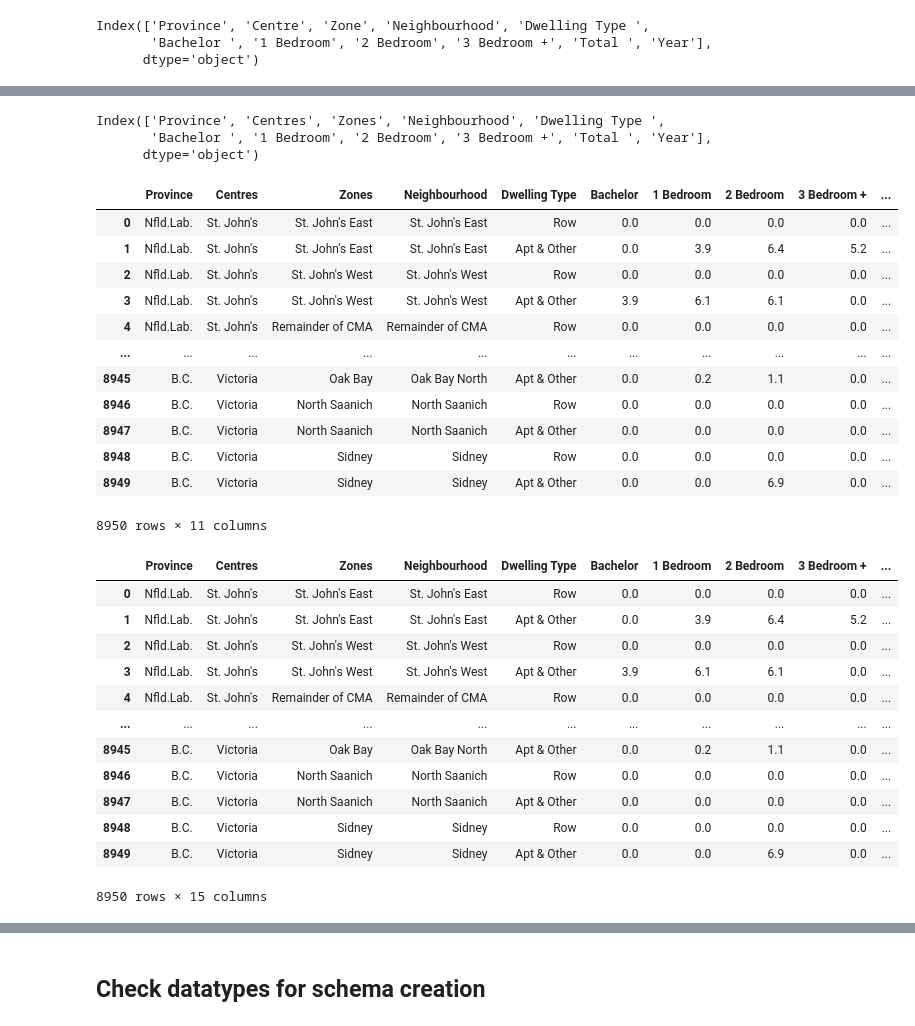
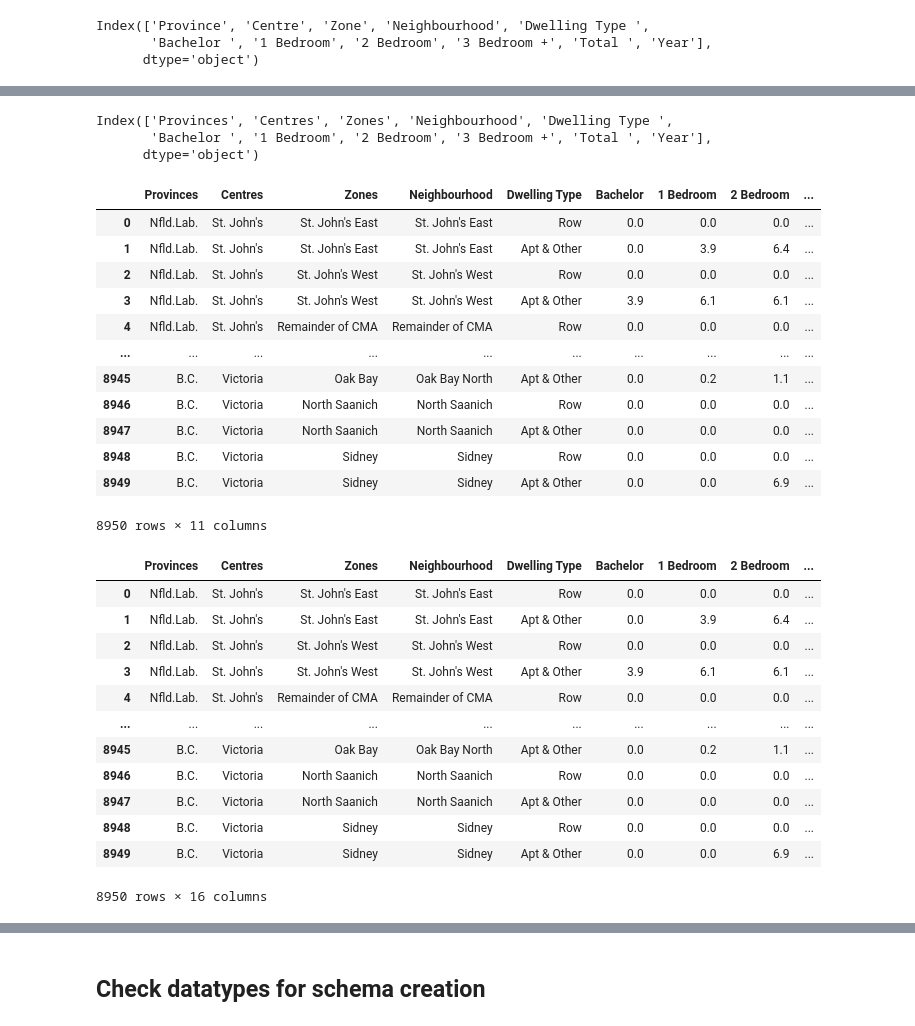
Before and after one commit to joshi-swetam/Interactive-Visualizations_Canadian_Rental_market, a Jupyter notebook: Resources/Extraction_tranformation.ipynb, the cells around one changed output, grey strips where cells are left out. Saved outputs shown, nothing was run; the diff lists cells and outputs as text; code cells hidden in the pictures.

```diff
--- a/Resources/Extraction_tranformation.ipynb
+++ b/Resources/Extraction_tranformation.ipynb
@@ -12,6 +12,7 @@ Centres_df = pd.read_csv("Centres.csv")
 Zones_df = pd.read_csv("Zones.csv")
 Neighbourhood_df = pd.read_csv('Neighbourhood.csv')
 Dwelling_df = pd.read_csv('Dwelling.csv')
+Province_df =pd.read_csv("Provinces.csv")
 # %%
 Dwelling_df.keys()
 # %% [output]
@@ -104,49 +124,50 @@ Rental_cleaned.to_csv("Rental Data.csv", index=False)
 # %%
 Vacancy_df = pd.read_csv('Vacancy Rates.csv')
 # %%
-Vacancy_df_copy = Vacancy_df.rename(columns = { "Centre" : "Centres", "Zone" : "Zones" })
+Vacancy_df_copy = Vacancy_df.rename(columns = { "Centre" : "Centres", "Zone" : "Zones",'Province': 'Provinces'})
 Vacancy_df_copy.keys()
 # %% [output]
-Index(['Province', 'Centres', 'Zones', 'Neighbourhood', 'Dwelling Type ',
+Index(['Provinces', 'Centres', 'Zones', 'Neighbourhood', 'Dwelling Type ',
        'Bachelor ', '1 Bedroom', '2 Bedroom', '3 Bedroom +', 'Total ', 'Year'],
       dtype='object')
 # %%
 Vacancy_df_copy = Vacancy_df_copy.rename(columns = { 'Bachelor ': 'Bachelor', 'Total ' : 'Total', 'Dwelling Type ' : 'Dwelling Type'})
 Vacancy_df_copy
 # %% [output]
-|  | Province | Centres | Zones | Neighbourhood | Dwelling Type | Bachelor | 1 Bedroom | 2 Bedroom | 3 Bedroom + | ... |
-| 0 | Nfld.Lab. | St. John's | St. John's East | St. John's East | Row | 0.0 | 0.0 | 0.0 | 0.0 | ... |
-| 1 | Nfld.Lab. | St. John's | St. John's East | St. John's East | Apt & Other | 0.0 | 3.9 | 6.4 | 5.2 | ... |
-| 2 | Nfld.Lab. | St. John's | St. John's West | St. John's West | Row | 0.0 | 0.0 | 0.0 | 0.0 | ... |
-| 3 | Nfld.Lab. | St. John's | St. John's West | St. John's West | Apt & Other | 3.9 | 6.1 | 6.1 | 0.0 | ... |
-| 4 | Nfld.Lab. | St. John's | Remainder of CMA | Remainder of CMA | Row | 0.0 | 0.0 | 0.0 | 0.0 | ... |
-| ... | ... | ... | ... | ... | ... | ... | ... | ... | ... | ... |
-| 8945 | B.C. | Victoria | Oak Bay | Oak Bay North | Apt & Other | 0.0 | 0.2 | 1.1 | 0.0 | ... |
-| 8946 | B.C. | Victoria | North Saanich | North Saanich | Row | 0.0 | 0.0 | 0.0 | 0.0 | ... |
-| 8947 | B.C. | Victoria | North Saanich | North Saanich | Apt & Other | 0.0 | 0.0 | 0.0 | 0.0 | ... |
-| 8948 | B.C. | Victoria | Sidney | Sidney | Row | 0.0 | 0.0 | 0.0 | 0.0 | ... |
-| 8949 | B.C. | Victoria | Sidney | Sidney | Apt & Other | 0.0 | 0.0 | 6.9 | 0.0 | ... |
+|  | Provinces | Centres | Zones | Neighbourhood | Dwelling Type | Bachelor | 1 Bedroom | 2 Bedroom | ... |
+| 0 | Nfld.Lab. | St. John's | St. John's East | St. John's East | Row | 0.0 | 0.0 | 0.0 | ... |
+| 1 | Nfld.Lab. | St. John's | St. John's East | St. John's East | Apt & Other | 0.0 | 3.9 | 6.4 | ... |
+| 2 | Nfld.Lab. | St. John's | St. John's West | St. John's West | Row | 0.0 | 0.0 | 0.0 | ... |
+| 3 | Nfld.Lab. | St. John's | St. John's West | St. John's West | Apt & Other | 3.9 | 6.1 | 6.1 | ... |
+| 4 | Nfld.Lab. | St. John's | Remainder of CMA | Remainder of CMA | Row | 0.0 | 0.0 | 0.0 | ... |
+| ... | ... | ... | ... | ... | ... | ... | ... | ... | ... |
+| 8945 | B.C. | Victoria | Oak Bay | Oak Bay North | Apt & Other | 0.0 | 0.2 | 1.1 | ... |
+| 8946 | B.C. | Victoria | North Saanich | North Saanich | Row | 0.0 | 0.0 | 0.0 | ... |
+| 8947 | B.C. | Victoria | North Saanich | North Saanich | Apt & Other | 0.0 | 0.0 | 0.0 | ... |
+| 8948 | B.C. | Victoria | Sidney | Sidney | Row | 0.0 | 0.0 | 0.0 | ... |
+| 8949 | B.C. | Victoria | Sidney | Sidney | Apt & Other | 0.0 | 0.0 | 6.9 | ... |
 8950 rows × 11 columns
 # %%
-Vacancy_merged_df = pd.merge(Vacancy_df_copy,Centres_df, on = 'Centres' , how = 'left')
-Vacancy_cleaned = pd.merge(Vacancy_merged_df,Zones_df, on = 'Zones' , how = 'left')
+Vacancy_cleaned = pd.merge(Vacancy_df_copy,Province_df, on = 'Provinces' , how = 'left')
+Vacancy_cleaned = pd.merge(Vacancy_cleaned,Centres_df, on = 'Centres' , how = 'left')
+Vacancy_cleaned = pd.merge(Vacancy_cleaned,Zones_df, on = 'Zones' , how = 'left')
 Vacancy_cleaned  = pd.merge(Vacancy_cleaned ,Neighbourhood_df, on = 'Neighbourhood' , how = 'left')
 Vacancy_cleaned  = pd.merge(Vacancy_cleaned ,Dwelling_df, on = 'Dwelling Type' , how = 'left')
 Vacancy_cleaned
 # %% [output]
-|  | Province | Centres | Zones | Neighbourhood | Dwelling Type | Bachelor | 1 Bedroom | 2 Bedroom | 3 Bedroom + | ... |
-| 0 | Nfld.Lab. | St. John's | St. John's East | St. John's East | Row | 0.0 | 0.0 | 0.0 | 0.0 | ... |
-| 1 | Nfld.Lab. | St. John's | St. John's East | St. John's East | Apt & Other | 0.0 | 3.9 | 6.4 | 5.2 | ... |
-| 2 | Nfld.Lab. | St. John's | St. John's West | St. John's West | Row | 0.0 | 0.0 | 0.0 | 0.0 | ... |
-| 3 | Nfld.Lab. | St. John's | St. John's West | St. John's West | Apt & Other | 3.9 | 6.1 | 6.1 | 0.0 | ... |
-| 4 | Nfld.Lab. | St. John's | Remainder of CMA | Remainder of CMA | Row | 0.0 | 0.0 | 0.0 | 0.0 | ... |
-| ... | ... | ... | ... | ... | ... | ... | ... | ... | ... | ... |
-| 8945 | B.C. | Victoria | Oak Bay | Oak Bay North | Apt & Other | 0.0 | 0.2 | 1.1 | 0.0 | ... |
-| 8946 | B.C. | Victoria | North Saanich | North Saanich | Row | 0.0 | 0.0 | 0.0 | 0.0 | ... |
-| 8947 | B.C. | Victoria | North Saanich | North Saanich | Apt & Other | 0.0 | 0.0 | 0.0 | 0.0 | ... |
-| 8948 | B.C. | Victoria | Sidney | Sidney | Row | 0.0 | 0.0 | 0.0 | 0.0 | ... |
-| 8949 | B.C. | Victoria | Sidney | Sidney | Apt & Other | 0.0 | 0.0 | 6.9 | 0.0 | ... |
+|  | Provinces | Centres | Zones | Neighbourhood | Dwelling Type | Bachelor | 1 Bedroom | 2 Bedroom | ... |
+| 0 | Nfld.Lab. | St. John's | St. John's East | St. John's East | Row | 0.0 | 0.0 | 0.0 | ... |
+| 1 | Nfld.Lab. | St. John's | St. John's East | St. John's East | Apt & Other | 0.0 | 3.9 | 6.4 | ... |
+| 2 | Nfld.Lab. | St. John's | St. John's West | St. John's West | Row | 0.0 | 0.0 | 0.0 | ... |
+| 3 | Nfld.Lab. | St. John's | St. John's West | St. John's West | Apt & Other | 3.9 | 6.1 | 6.1 | ... |
+| 4 | Nfld.Lab. | St. John's | Remainder of CMA | Remainder of CMA | Row | 0.0 | 0.0 | 0.0 | ... |
+| ... | ... | ... | ... | ... | ... | ... | ... | ... | ... |
+| 8945 | B.C. | Victoria | Oak Bay | Oak Bay North | Apt & Other | 0.0 | 0.2 | 1.1 | ... |
+| 8946 | B.C. | Victoria | North Saanich | North Saanich | Row | 0.0 | 0.0 | 0.0 | ... |
+| 8947 | B.C. | Victoria | North Saanich | North Saanich | Apt & Other | 0.0 | 0.0 | 0.0 | ... |
+| 8948 | B.C. | Victoria | Sidney | Sidney | Row | 0.0 | 0.0 | 0.0 | ... |
+| 8949 | B.C. | Victoria | Sidney | Sidney | Apt & Other | 0.0 | 0.0 | 6.9 | ... |
-8950 rows × 15 columns
+8950 rows × 16 columns
 # %%
 # Vacancy_cleaned = Vacancy_merged_df.drop(['Centres','Zones'], axis = 1)
 # Vacancy_cleaned.head()
```
Also changed, not shown: parts of 14 cells of this notebook, 2 other files.
